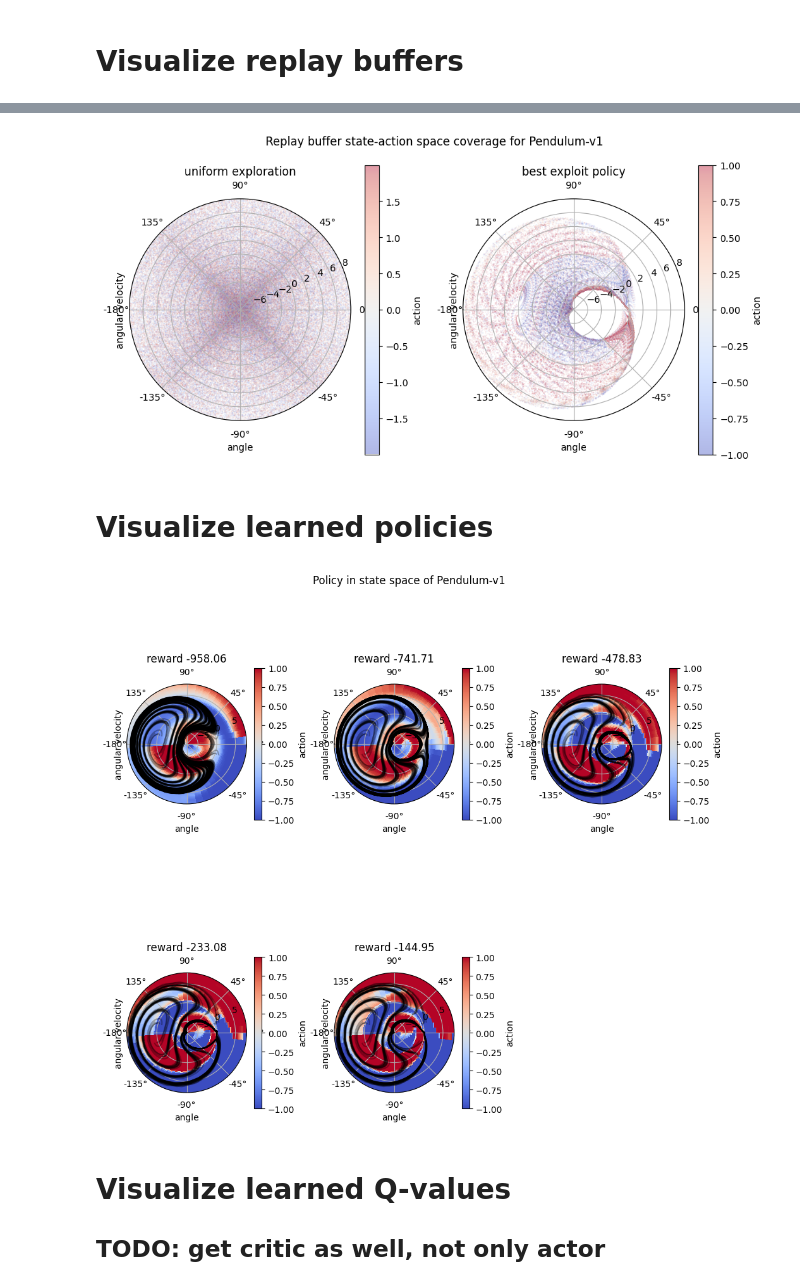
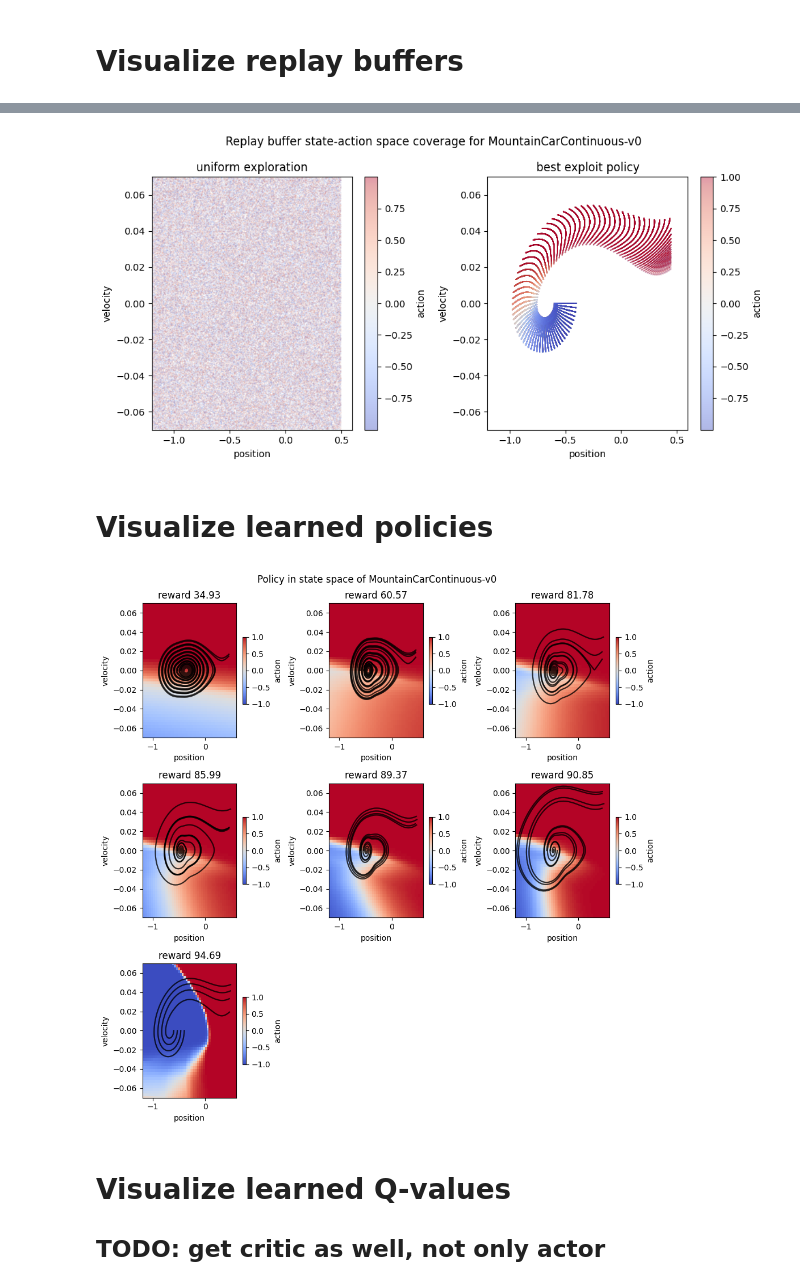
Before and after one commit to milosoundjian/projet-mind, a Jupyter notebook: experiments/notebooks/04-analyze_policies.ipynb, the cells around one changed output, grey strips where cells are left out. Cells and saved outputs as stored; diff of their text form; code cells hidden in the pictures.

Commit message:
fix plotting trajectories

```diff
--- a/experiments/notebooks/04-analyze_policies.ipynb
+++ b/experiments/notebooks/04-analyze_policies.ipynb
@@ -37,7 +37,7 @@ The autoreload extension is already loaded. To reload it, use:
 
 Is specific for each environment
 # %%
-ENV_NAME = ENV_NAMES[1]
+ENV_NAME = ENV_NAMES[2]
 
 PENDULUM_ANGLE = (ENV_NAME == "Pendulum-v1")
 
@@ -72,4 +70,7 @@ if PENDULUM_ANGLE:
     print("Chosen for plot: angle and anular velocity")
 else:
     print(f"Chosen for plot: {STATE_NAMES[STATE_X]} and {STATE_NAMES[STATE_Y]}")
+
+POLAR_COORD = PENDULUM_ANGLE or (ENV_NAME == "CartPoleContinuous-v1" and (2 in (STATE_X, STATE_Y)) )
+print(f"using { 'polar' if POLAR_COORD else 'cartesian'} coordinates")
 # %% [output]
@@ -99,7 +99,7 @@ FileNotFoundError: [Errno 2] No such file or directory: '../models/Pendulum-v1/r
 n_buffers = len(replay_buffers)
 ncols = 2 if n_buffers > 1 else 1
 nrows = int(np.ceil(n_buffers / ncols))
-fig, axes = plt.subplots(nrows, ncols, figsize=(10, 5),subplot_kw={"projection": "polar"} if PENDULUM_ANGLE else None)
+fig, axes = plt.subplots(nrows, ncols, figsize=(10, 5),subplot_kw={"projection": "polar"} if POLAR_COORD else None)
 
 axes = np.atleast_1d(axes).flatten()
 
@@ -123,7 +123,7 @@ plt.suptitle(f"Replay buffer state-action space coverage for {ENV_NAME}")
 plt.tight_layout()
 plt.show()
 # %% [output]
-[figure, old version]
+[figure, new version]
 # %% [markdown]
 # Visualize learned policies
 # %%
@@ -138,7 +138,7 @@ NB_TRAJ = 4
 n_rewards = len(policies)
 ncols = 3 if n_rewards > 1 else 1
 nrows = int(np.ceil(n_rewards / ncols))
-fig, axes = plt.subplots(nrows, ncols, figsize=(10, 10),subplot_kw={"projection": "polar"} if PENDULUM_ANGLE else None)
+fig, axes = plt.subplots(nrows, ncols, figsize=(10, 10),subplot_kw={"projection": "polar"} if POLAR_COORD else None)
 
 axes = np.atleast_1d(axes).flatten()
 
@@ -148,34 +148,34 @@ for i, (reward, policy) in enumerate(sorted(policies.items())):
         state_x=STATE_X,
         state_y=STATE_Y,
         state_space=STATE_SPACE,
         fixed_state=None,
         state_names=STATE_NAMES,
         ax=axes[i],
         pendulum_angle=PENDULUM_ANGLE
     )
 
     plot_trajectories(
         env=ENV,
         policy=policy,
         init_space=INIT_SPACE,
         nb_traj=NB_TRAJ,
         traj_length=TRAJ_LENGTH,
         state_x=STATE_X,
         state_y=STATE_Y,
         state_names=STATE_NAMES,
         ax=axes[i],
         pendulum_angle=PENDULUM_ANGLE
     )
     axes[i].set_title(f"reward {reward:.2f}")
 
 for ax in axes[i + 1 :]:
     fig.delaxes(ax)
 
 plt.suptitle(f"Policy in state space of {ENV_NAME}")
 plt.tight_layout()
 plt.show()
 # %% [output]
-[figure, old version]
+[figure, new version]
 # %% [markdown]
 # Visualize learned Q-values
 
```
Also changed, not shown: parts of 3 cells of this notebook, 3 other files.
